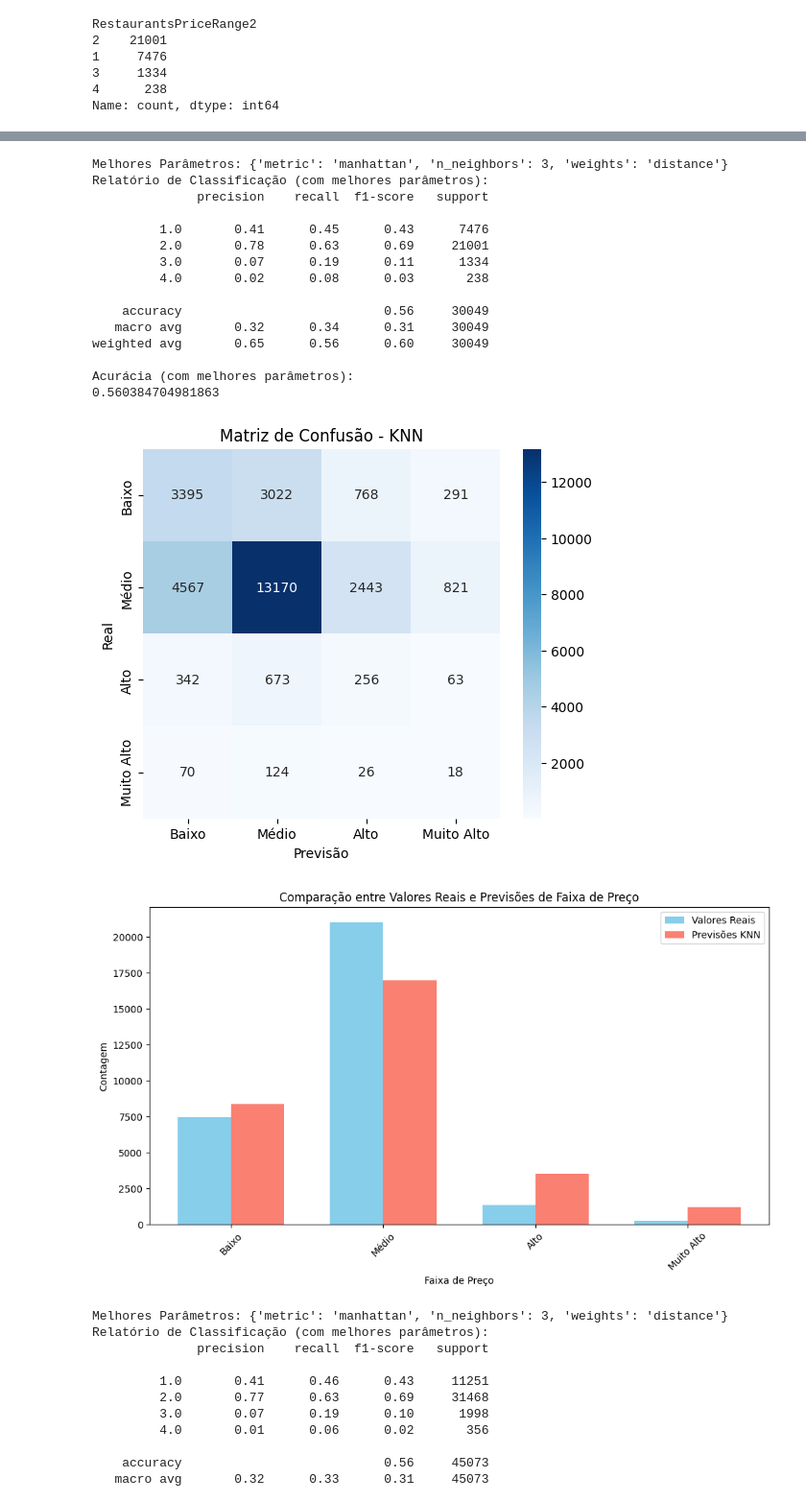
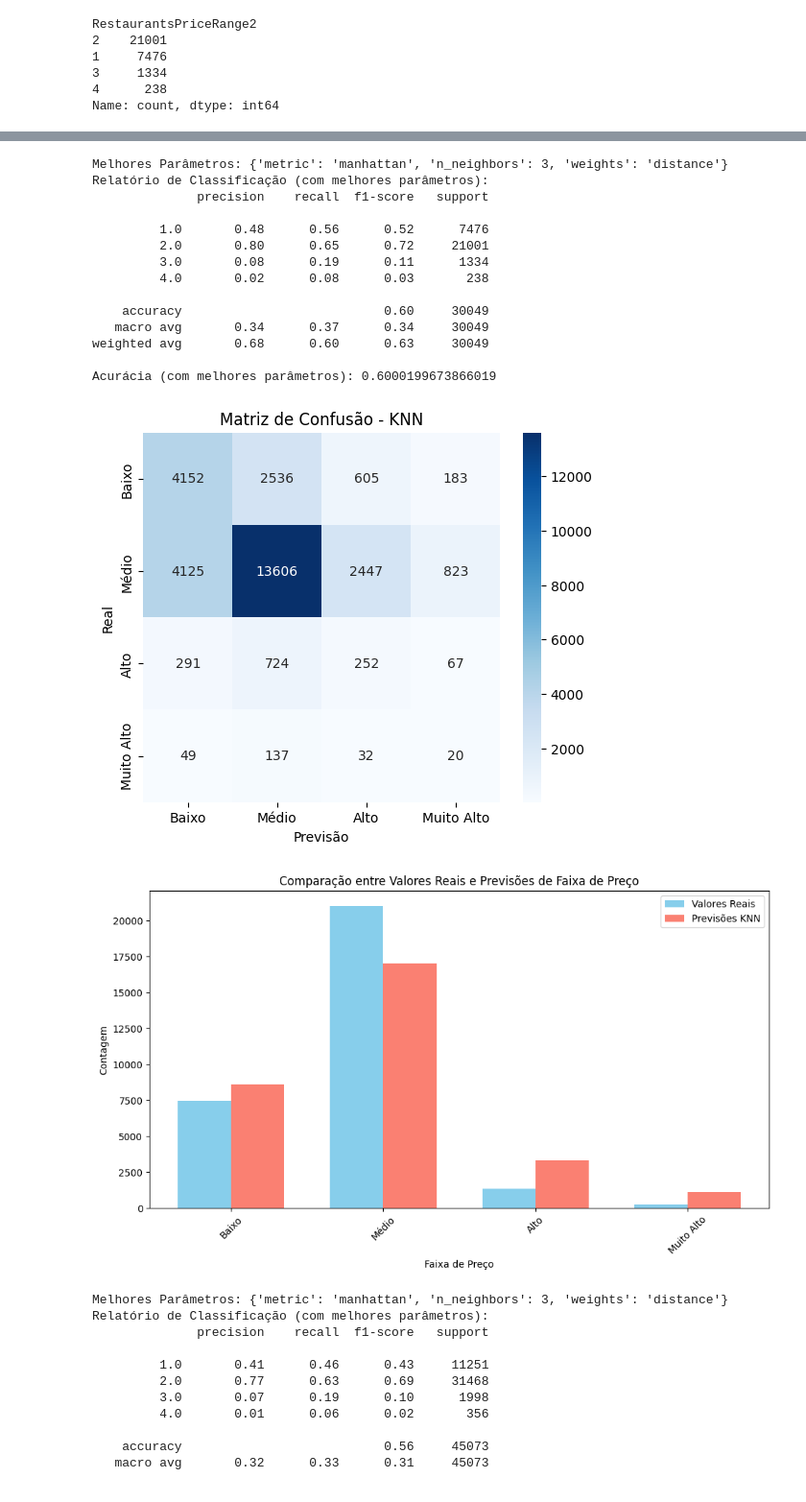
Before and after one commit to ste-coding/pisi3-grupo05, a Jupyter notebook: machine-learning/classification_2.ipynb, the cells around one changed output, grey strips where cells are left out. Shown at 96% size. Cells and saved outputs as stored; diff of their text form; code cells hidden in the pictures.

```diff
--- a/machine-learning/classification_2.ipynb
+++ b/machine-learning/classification_2.ipynb
@@ -150,20 +245,24 @@ Name: count, dtype: int64
 # %%
-# Importação das bibliotecas necessárias
 import pandas as pd
 import matplotlib.pyplot as plt
 import seaborn as sns
 from sklearn.model_selection import train_test_split, GridSearchCV
 from sklearn.preprocessing import LabelEncoder, StandardScaler
 from sklearn.neighbors import KNeighborsClassifier
-from sklearn.metrics import classification_report, accuracy_score, confusion_matrix, ConfusionMatrixDisplay
+from sklearn.metrics import classification_report, accuracy_score, confusion_matrix
 from imblearn.over_sampling import SMOTE
 
 # Carregar o dataset
 df_negocios = pd.read_parquet('./dataset/yelp_academic_dataset_business_cleaned.parquet')
 
-features = ['stars', 'review_count', 'latitude', 'longitude', 'city']
+# Definir as features e target
+features = ['stars', 'review_count', 'latitude', 'longitude', 'city', 'RestaurantsDelivery', 'RestaurantsTakeOut']
 X = df_negocios[features]
 y = df_negocios['RestaurantsPriceRange2']
+
+# Tratamento de valores nulos
+X['RestaurantsDelivery'].fillna(0, inplace=True)
+X['RestaurantsTakeOut'].fillna(0, inplace=True)
 
 # Codificação da coluna categórica 'city'
 label_encoder = LabelEncoder()
@@ -173,39 +272,39 @@ X['city'] = label_encoder.fit_transform(X['city'])
 scaler = StandardScaler()
 X_scaled = scaler.fit_transform(X)
 
-# ✅ Correção: Agora a divisão dos dados é idêntica à da Regressão Logística
+# Divisão dos dados em treino e teste
 X_train, X_test, y_train, y_test = train_test_split(X_scaled, y, test_size=0.2, stratify=y, random_state=1)
 
-# ✅ Correção: Aplicação de SMOTE apenas no conjunto de treino
+# Aplicação de SMOTE no conjunto de treino
 smote = SMOTE(random_state=1)
 X_train_resampled, y_train_resampled = smote.fit_resample(X_train, y_train)
 
-# Modelo Knn
+# Modelo KNN
 knn = KNeighborsClassifier()
 
+# Definição dos hiperparâmetros para GridSearch
 param_grid = {
     'n_neighbors': [3, 5, 10, 15, 20, 30, 50],
     'weights': ['uniform', 'distance'],
     'metric': ['euclidean', 'manhattan']
 }
 
-# Realizar GridSearch com validação cruzada
-grid_search = GridSearchCV(estimator=knn, param_grid=param_grid, cv=5, scoring='accuracy')
+# GridSearch com validação cruzada
+grid_search = GridSearchCV(estimator=knn, param_grid=param_grid, cv=5, scoring='accuracy', n_jobs=-1)
 grid_search.fit(X_train_resampled, y_train_resampled)
 
+# Melhor modelo e avaliação
 print("Melhores Parâmetros:", grid_search.best_params_)
 best_knn = grid_search.best_estimator_
 y_pred = best_knn.predict(X_test)
+
 print("Relatório de Classificação (com melhores parâmetros):")
 print(classification_report(y_test, y_pred))
-print("Acurácia (com melhores parâmetros):")
-print(accuracy_score(y_test, y_pred))
+print("Acurácia (com melhores parâmetros):", accuracy_score(y_test, y_pred))
 
-# 🔵 Adicionar Matriz de Confusão
+# Matriz de Confusão
 cm = confusion_matrix(y_test, y_pred)
 labels = ['Baixo', 'Médio', 'Alto', 'Muito Alto']
-
-# Exibir Matriz de Confusão
 plt.figure(figsize=(6, 5))
 sns.heatmap(cm, annot=True, fmt='d', cmap='Blues', xticklabels=labels, yticklabels=labels)
 plt.title("Matriz de Confusão - KNN")
@@ -213,19 +312,18 @@ plt.xlabel("Previsão")
 plt.ylabel("Real")
 plt.show()
 
-# Gráfico de comparação entre valores reais e previsões
+# Comparação entre valores reais e previsões
 real_counts = y_test.value_counts()
 pred_counts = pd.Series(y_pred).value_counts()
 
+plt.figure(figsize=(10, 6))
 width = 0.35
-plt.figure(figsize=(10, 6))
-
 plt.bar(real_counts.index - width/2, real_counts, width=width, label='Valores Reais', color='skyblue')
 plt.bar(pred_counts.index + width/2, pred_counts, width=width, label='Previsões KNN', color='salmon')
 plt.title("Comparação entre Valores Reais e Previsões de Faixa de Preço")
 plt.xlabel("Faixa de Preço")
 plt.ylabel("Contagem")
-plt.xticks(range(1, 5), labels, rotation=45)  # Corrigido range para 1-4
+plt.xticks(range(1, 5), labels, rotation=45)
 plt.legend()
 plt.tight_layout()
 plt.show()
@@ -234,24 +344,23 @@ A value is trying to be set on a copy of a slice from a DataFrame.
 Try using .loc[row_indexer,col_indexer] = value instead
 
 See the caveats in the documentation: https://pandas.pydata.org/pandas-docs/stable/user_guide/indexing.html#returning-a-view-versus-a-copy
   X['city'] = label_encoder.fit_transform(X['city'])
 Melhores Parâmetros: {'metric': 'manhattan', 'n_neighbors': 3, 'weights': 'distance'}
 Relatório de Classificação (com melhores parâmetros):
               precision    recall  f1-score   support
 
-         1.0       0.41      0.45      0.43      7476
-         2.0       0.78      0.63      0.69     21001
-         3.0       0.07      0.19      0.11      1334
+         1.0       0.48      0.56      0.52      7476
+         2.0       0.80      0.65      0.72     21001
+         3.0       0.08      0.19      0.11      1334
          4.0       0.02      0.08      0.03       238
 
-    accuracy                           0.56     30049
-   macro avg       0.32      0.34      0.31     30049
-weighted avg       0.65      0.56      0.60     30049
+    accuracy                           0.60     30049
+   macro avg       0.34      0.37      0.34     30049
+weighted avg       0.68      0.60      0.63     30049
 
-Acurácia (com melhores parâmetros):
-0.560384704981863
+Acurácia (com melhores parâmetros): 0.6000199673866019
-[figure, old version]
+[figure, new version]
-[figure, old version]
+[figure, new version]
 # %%
 # Modelo Knn
 
```
Also changed, not shown: parts of 8 cells of this notebook.
